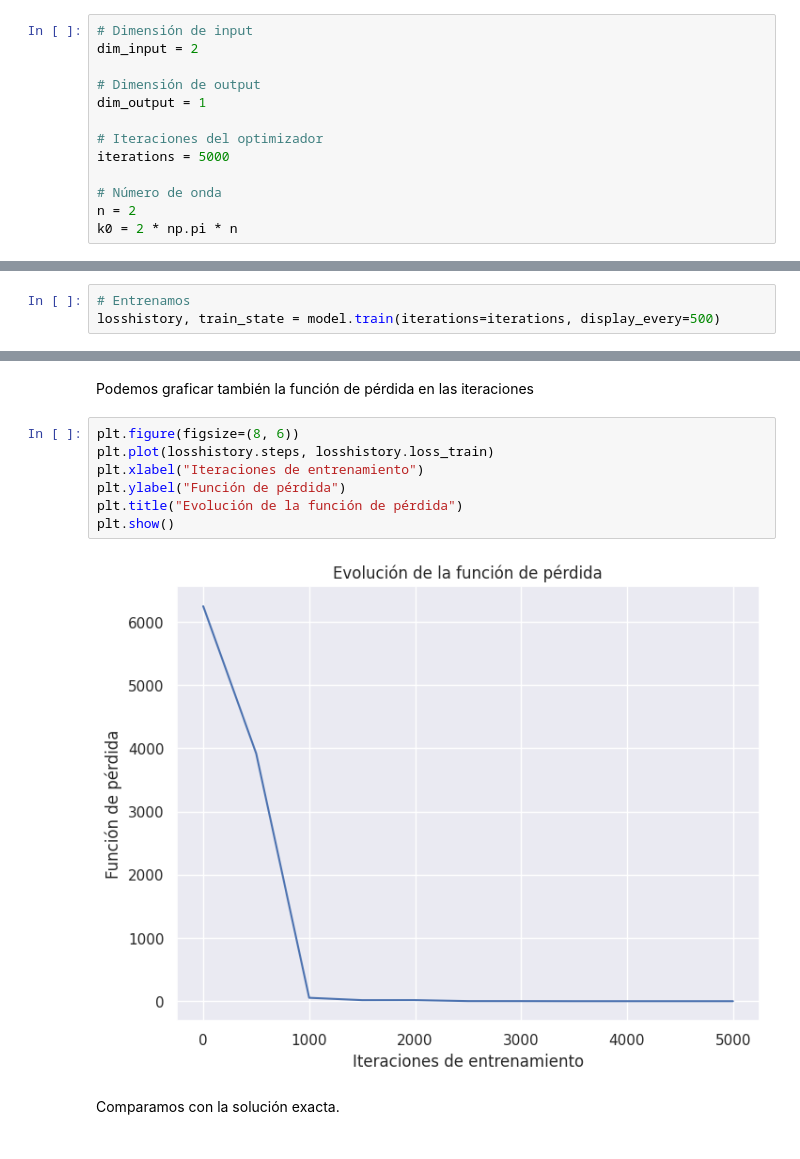
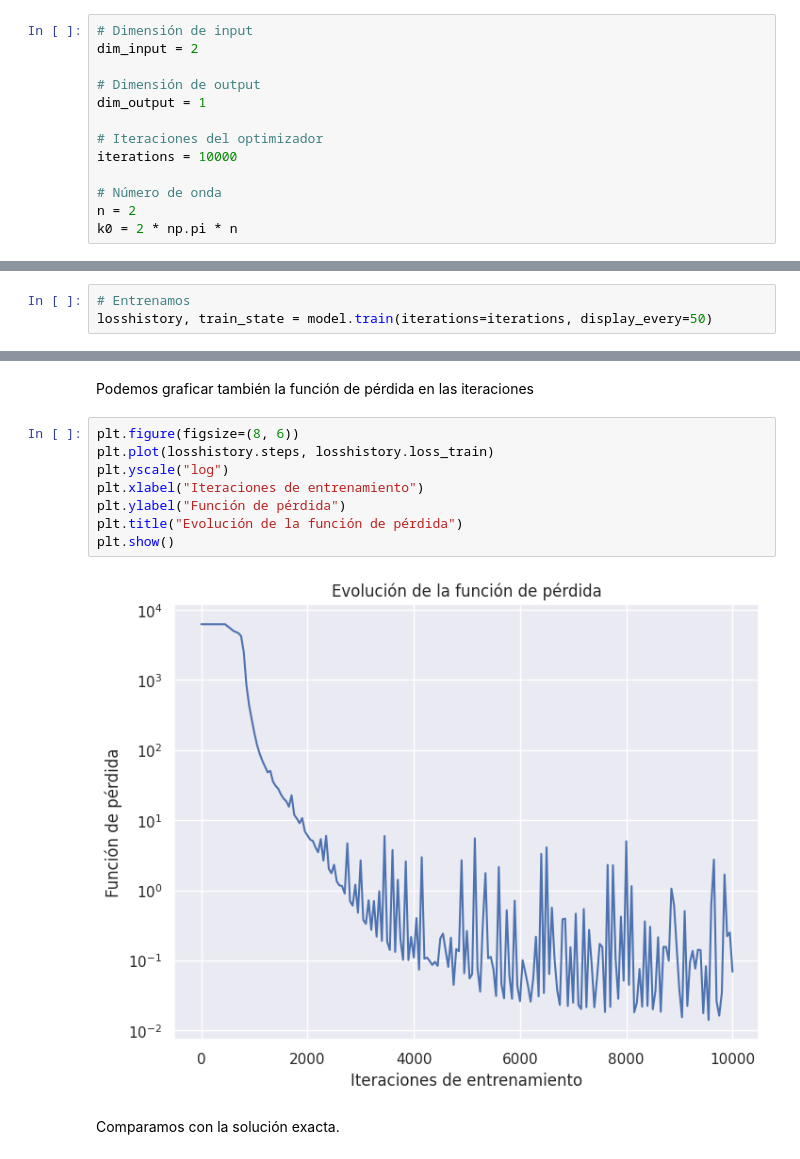
Before and after one commit to Miguel-Escobar/topicos-en-NN, a Jupyter notebook: Practico1/Actividad_práctica_1_Tópicos_en_ML.ipynb, the cells around one changed output, grey strips where cells are left out. Saved outputs shown, nothing was run; the diff lists cells and outputs as text.

```diff
--- a/Practico1/Actividad_práctica_1_Tópicos_en_ML.ipynb
+++ b/Practico1/Actividad_práctica_1_Tópicos_en_ML.ipynb
@@ -465,7 +475,7 @@ dim_input = 2
 dim_output = 1
 
 # Iteraciones del optimizador
-iterations = 5000
+iterations = 10000
 
 # Número de onda
 n = 2
@@ -541,7 +549,7 @@ Building feed-forward neural network...
 Y para entrenar todo se hace en una línea.
 # %%
 # Entrenamos
-losshistory, train_state = model.train(iterations=iterations, display_every=500)
+losshistory, train_state = model.train(iterations=iterations, display_every=50)
 # %% [output]
 Training model...
 
@@ -565,12 +573,13 @@ Podemos graficar también la función de pérdida en las iteraciones
 # %%
 plt.figure(figsize=(8, 6))
 plt.plot(losshistory.steps, losshistory.loss_train)
+plt.yscale("log")
 plt.xlabel("Iteraciones de entrenamiento")
 plt.ylabel("Función de pérdida")
 plt.title("Evolución de la función de pérdida")
 plt.show()
 # %% [output]
-[figure, old version]
+[figure, new version]
 # %% [markdown]
 Comparamos con la solución exacta.
 # %%
```
Also changed, not shown: parts of 7 cells of this notebook, 3 other files.
